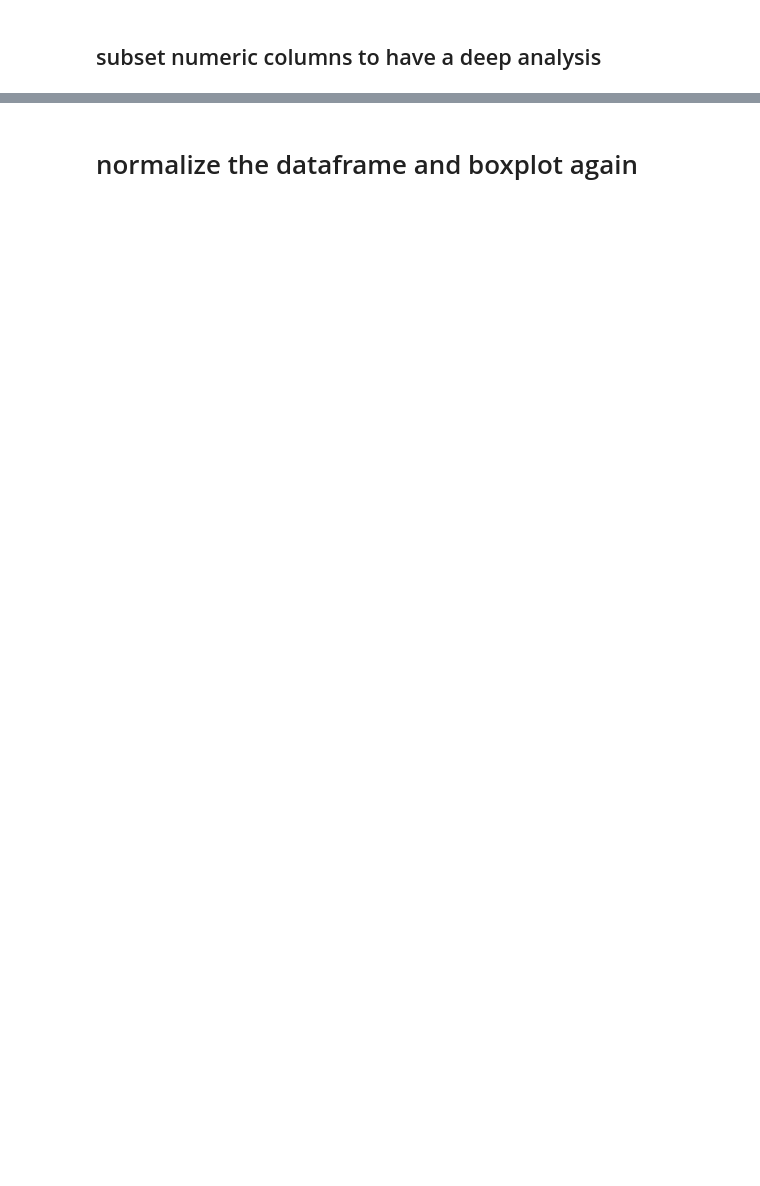
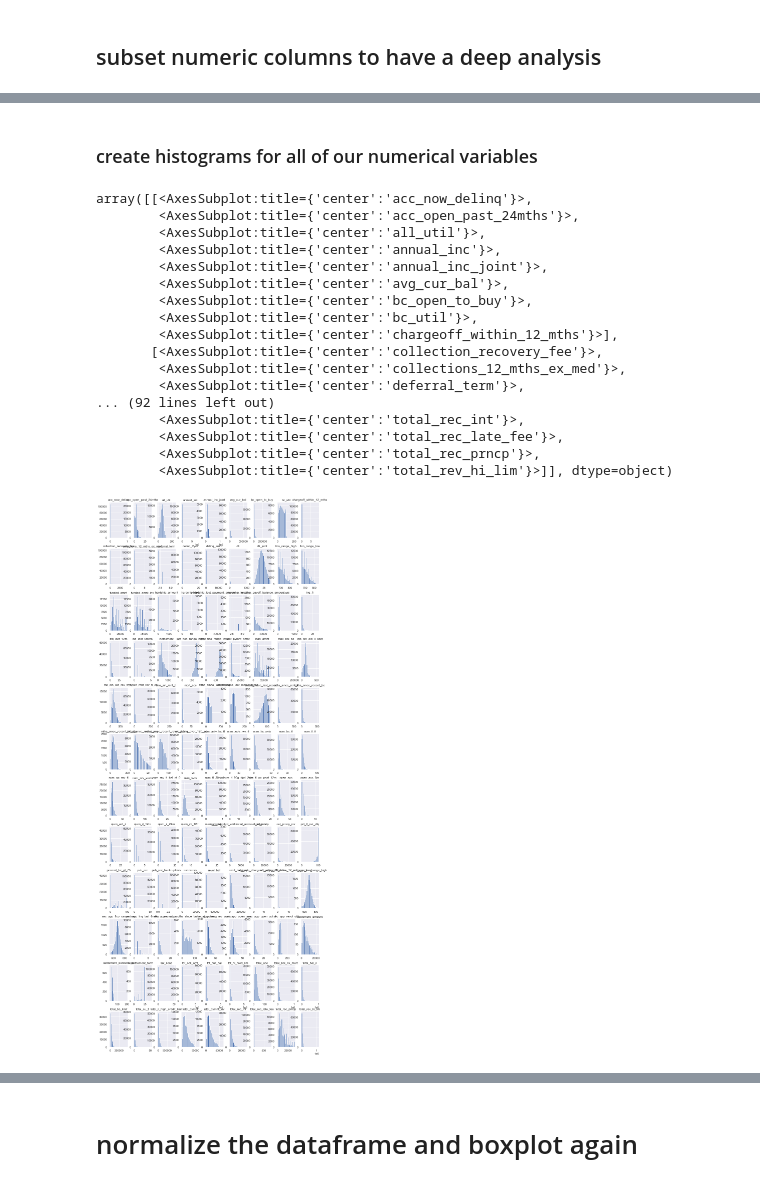
Before and after one commit to rhodapang/Lending-Club-Capstone-Project, a Jupyter notebook: Lending Club Data Exploration.ipynb, the cells around one changed output, grey strips where cells are left out. Cells and saved outputs as stored; diff of their text form; code cells hidden in the pictures; blank space fills up the shorter version.

```diff
--- a/Lending Club Data Exploration.ipynb
+++ b/Lending Club Data Exploration.ipynb
@@ -231 +231,24 @@ df_num.describe()
+# %% [markdown]
+### create histograms for all of our numerical variables
+# %%
+df_num.hist(bins=30, figsize=(15,40),layout= (12, 9))
+# %% [output]
+array([[<AxesSubplot:title={'center':'acc_now_delinq'}>,
+        <AxesSubplot:title={'center':'acc_open_past_24mths'}>,
+        <AxesSubplot:title={'center':'all_util'}>,
+        <AxesSubplot:title={'center':'annual_inc'}>,
+        <AxesSubplot:title={'center':'annual_inc_joint'}>,
+        <AxesSubplot:title={'center':'avg_cur_bal'}>,
+        <AxesSubplot:title={'center':'bc_open_to_buy'}>,
+        <AxesSubplot:title={'center':'bc_util'}>,
+        <AxesSubplot:title={'center':'chargeoff_within_12_mths'}>],
+       [<AxesSubplot:title={'center':'collection_recovery_fee'}>,
+        <AxesSubplot:title={'center':'collections_12_mths_ex_med'}>,
+        <AxesSubplot:title={'center':'deferral_term'}>,
+... (92 lines left out)
+        <AxesSubplot:title={'center':'total_rec_int'}>,
+        <AxesSubplot:title={'center':'total_rec_late_fee'}>,
+        <AxesSubplot:title={'center':'total_rec_prncp'}>,
+        <AxesSubplot:title={'center':'total_rev_hi_lim'}>]], dtype=object)
+[figure, added]
 # %%
```
Also changed, not shown: parts of 43 cells of this notebook.
